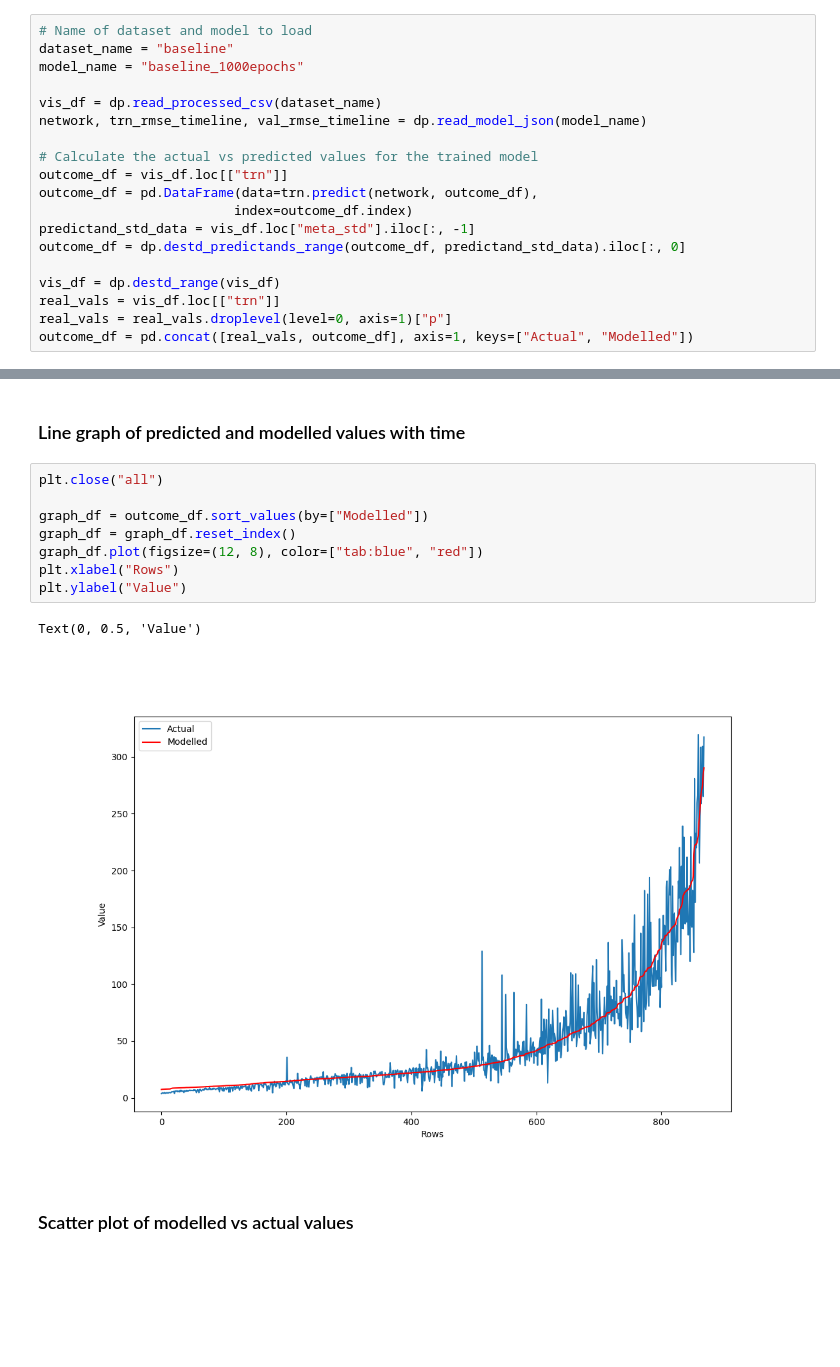
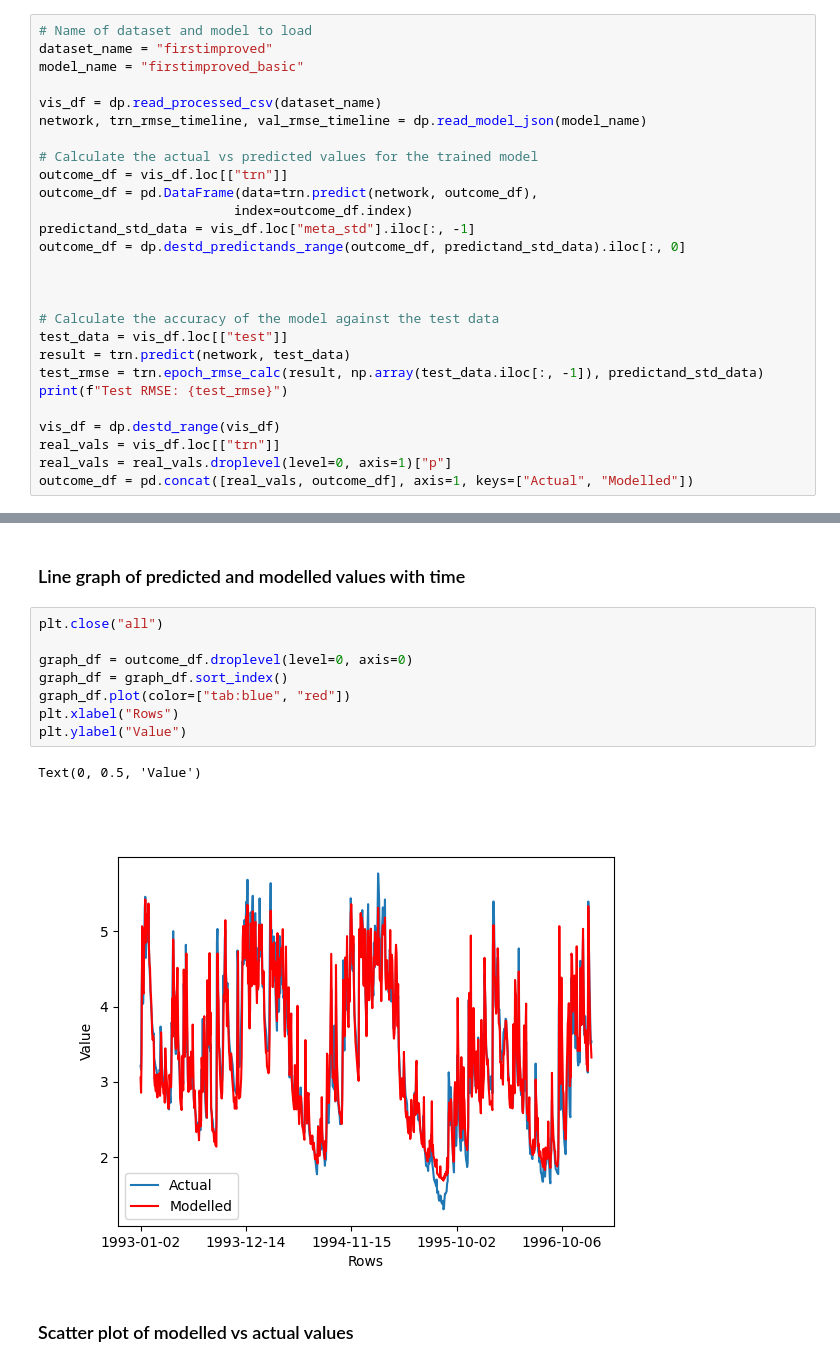
Before and after one commit to usetoconfuse/ai-flow-predictor, a Jupyter notebook: visualisation.ipynb, the cells around one changed output, grey strips where cells are left out. Cells and saved outputs as stored; diff of their text form; blank space fills up the shorter version.

```diff
--- a/visualisation.ipynb
+++ b/visualisation.ipynb
@@ -14,8 +14,8 @@ plt.close("all")
 ## Load a dataset and model
 # %%
 # Name of dataset and model to load
-dataset_name = "baseline"
-model_name = "baseline_1000epochs"
+dataset_name = "firstimproved"
+model_name = "firstimproved_basic"
 
 vis_df = dp.read_processed_csv(dataset_name)
 network, trn_rmse_timeline, val_rmse_timeline = dp.read_model_json(model_name)
@@ -27,6 +27,14 @@ outcome_df = pd.DataFrame(data=trn.predict(network, outcome_df),
 predictand_std_data = vis_df.loc["meta_std"].iloc[:, -1]
 outcome_df = dp.destd_predictands_range(outcome_df, predictand_std_data).iloc[:, 0]
 
+
+
+# Calculate the accuracy of the model against the test data
+test_data = vis_df.loc[["test"]]
+result = trn.predict(network, test_data)
+test_rmse = trn.epoch_rmse_calc(result, np.array(test_data.iloc[:, -1]), predictand_std_data)
+print(f"Test RMSE: {test_rmse}")
+
 vis_df = dp.destd_range(vis_df)
 real_vals = vis_df.loc[["trn"]]
 real_vals = real_vals.droplevel(level=0, axis=1)["p"]
@@ -231,14 +240,14 @@ plt.legend(title="Dataset")
 # %%
 plt.close("all")
 
-graph_df = outcome_df.sort_values(by=["Modelled"])
-graph_df = graph_df.reset_index()
-graph_df.plot(figsize=(12, 8), color=["tab:blue", "red"])
+graph_df = outcome_df.droplevel(level=0, axis=0)
+graph_df = graph_df.sort_index()
+graph_df.plot(color=["tab:blue", "red"])
 plt.xlabel("Rows")
 plt.ylabel("Value")
 # %% [output]
 Text(0, 0.5, 'Value')
-[figure, old version]
+[figure, new version]
 # %% [markdown]
 ### Scatter plot of modelled vs actual values
 # %%
```
Also changed, not shown: parts of 3 cells of this notebook, 9 other files.
